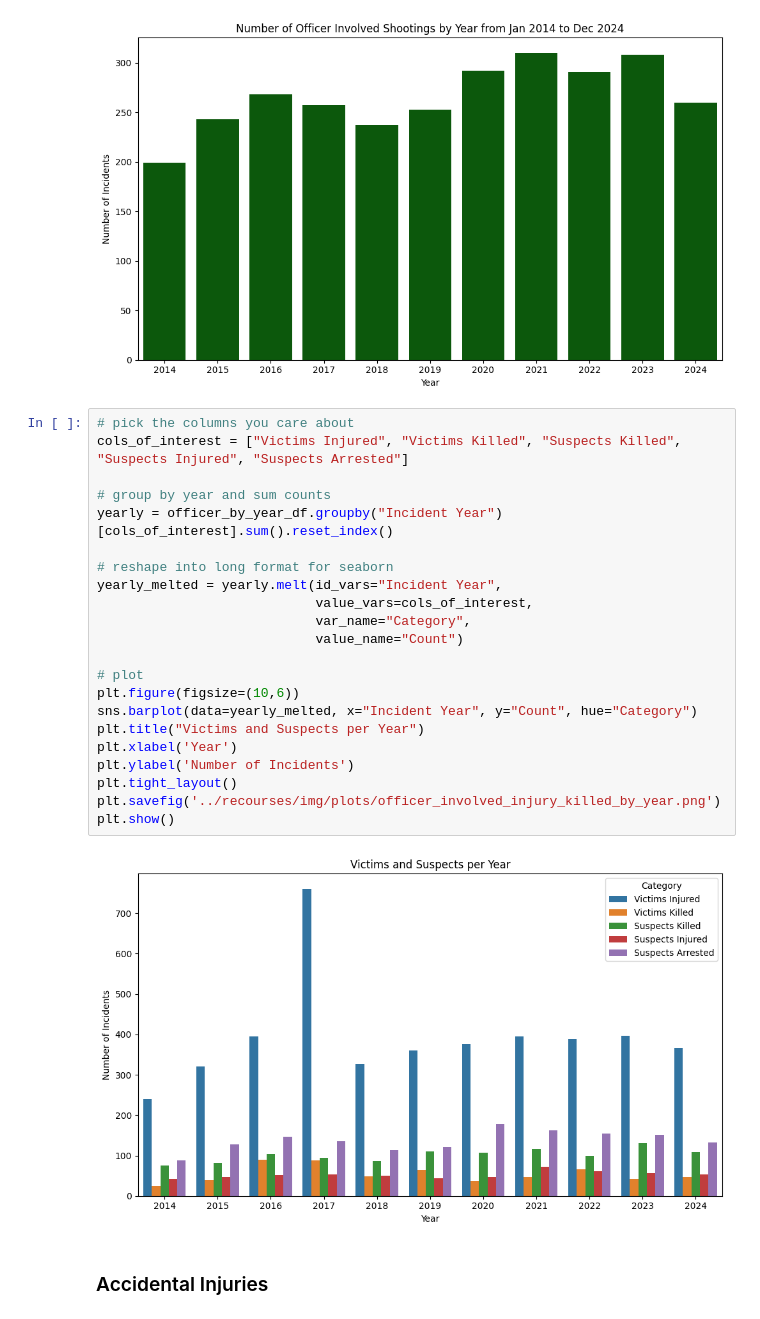
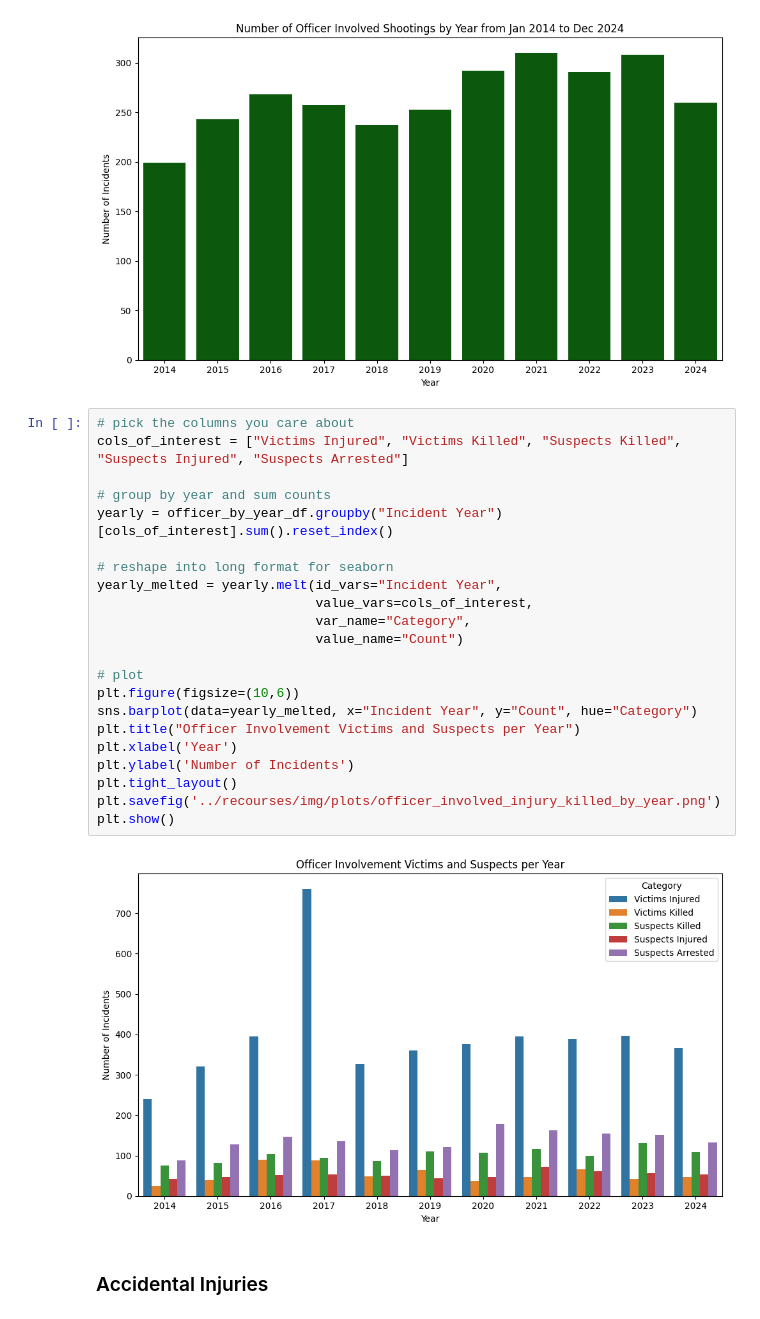
Before and after one commit to kayleedehncke/kayleedehncke_ml-github.io, a Jupyter notebook: website/data/cleaning.ipynb, the cells around one changed output. Saved outputs shown, nothing was run; the diff lists cells and outputs as text.

```diff
--- a/website/data/cleaning.ipynb
+++ b/website/data/cleaning.ipynb
@@ -243,27 +243,27 @@ plt.show()
 # %%
 # pick the columns you care about
 cols_of_interest = ["Victims Injured", "Victims Killed", "Suspects Killed", "Suspects Injured", "Suspects Arrested"]
 
 # group by year and sum counts
 yearly = officer_by_year_df.groupby("Incident Year")[cols_of_interest].sum().reset_index()
 
 # reshape into long format for seaborn
 yearly_melted = yearly.melt(id_vars="Incident Year",
                             value_vars=cols_of_interest,
                             var_name="Category",
                             value_name="Count")
 
 # plot
 plt.figure(figsize=(10,6))
 sns.barplot(data=yearly_melted, x="Incident Year", y="Count", hue="Category")
-plt.title("Victims and Suspects per Year")
+plt.title("Officer Involvement Victims and Suspects per Year")
 plt.xlabel('Year')
 plt.ylabel('Number of Incidents')
 plt.tight_layout()
 plt.savefig('../recourses/img/plots/officer_involved_injury_killed_by_year.png')
 plt.show()
 # %% [output]
-[figure, old version]
+[figure, new version]
 # %% [markdown]
 ### Accidental Injuries
 # %%
```
Also changed, not shown: parts of 4 cells of this notebook, 11 other files.
